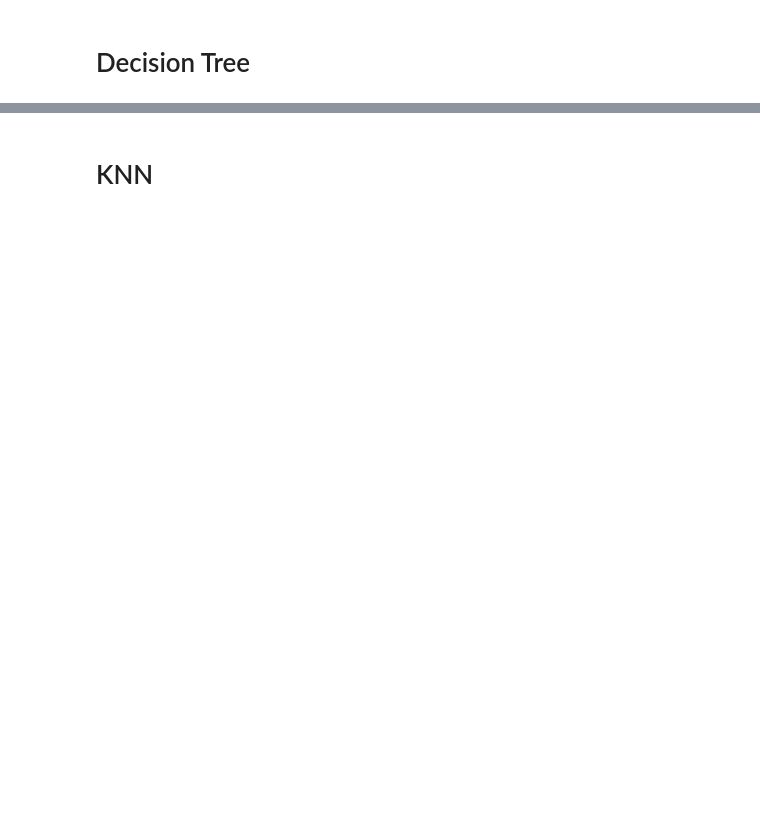
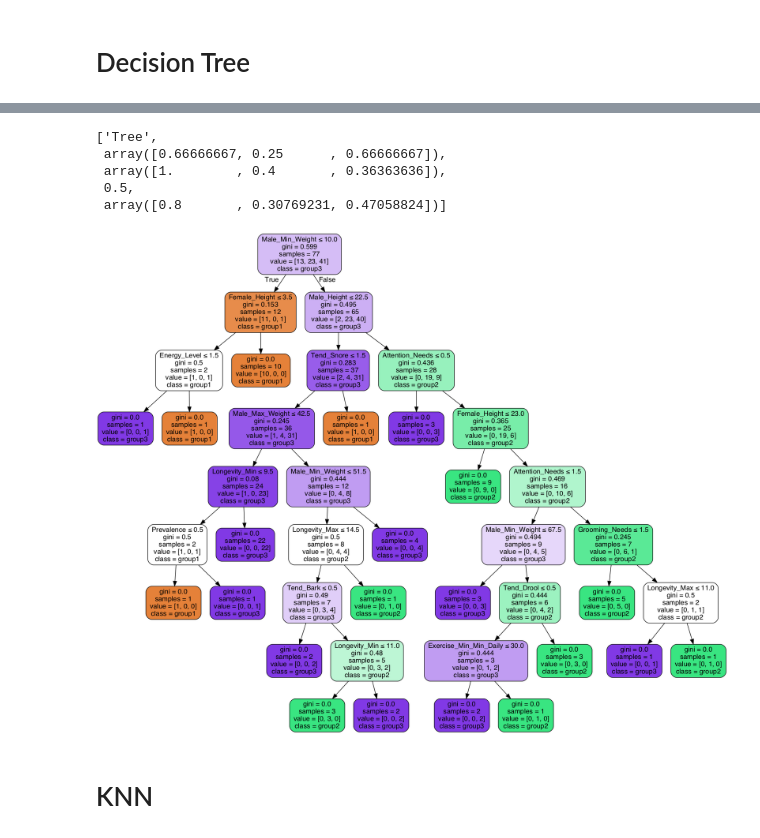
Before and after one commit to kmcnicoll/Classification_Tree_Dog_Breeds, a Jupyter notebook: Final_Workbook.ipynb, the cells around one changed output, grey strips where cells are left out. Saved outputs shown, nothing was run; the diff lists cells and outputs as text; code cells hidden in the pictures; blank space fills up the shorter version.

```diff
--- a/Final_Workbook.ipynb
+++ b/Final_Workbook.ipynb
@@ -161,0 +182,7 @@ def conf_metrix(model):
+# %%
+dummy_clf = DummyClassifier(strategy="most_frequent")
+dummy_clf.fit(X, Y)
+DummyClassifier(strategy='most_frequent')
+dummy_clf.predict(X)
+#dummy accuracy
+dummy_clf.score(X, Y)
@@ -182,17 +245,25 @@ tree_clf_grid.best_params_
 # %%
 tree_clf_grid_pred= tree_clf_grid.predict(X_test)
 # %%
-evaluate(y_test, tree_clf_grid_pred)
+evaluate(y_test, tree_clf_grid_pred, "Tree")
+# %% [output]
+['Tree',
+ array([0.66666667, 0.25      , 0.66666667]),
+ array([1.        , 0.4       , 0.36363636]),
+ 0.5,
+ array([0.8       , 0.30769231, 0.47058824])]
 # %%
 # Create DOT data
-dot_data = export_graphviz(clf, out_file=None,
+dot_data = export_graphviz(tree_clf, out_file=None,
                            feature_names=X_train.columns,
                            class_names=np.unique(Y).astype('str'),
                            filled=True, rounded=True, special_characters=True)
 # Draw graph
 graph = graph_from_dot_data(dot_data)
 # Show graph
 Image(graph.create_png())
+# %% [output]
+[figure, added]
 # %% [markdown]
 # KNN
 # %%
```
Also changed, not shown: parts of 42 cells of this notebook, 1 other file.
